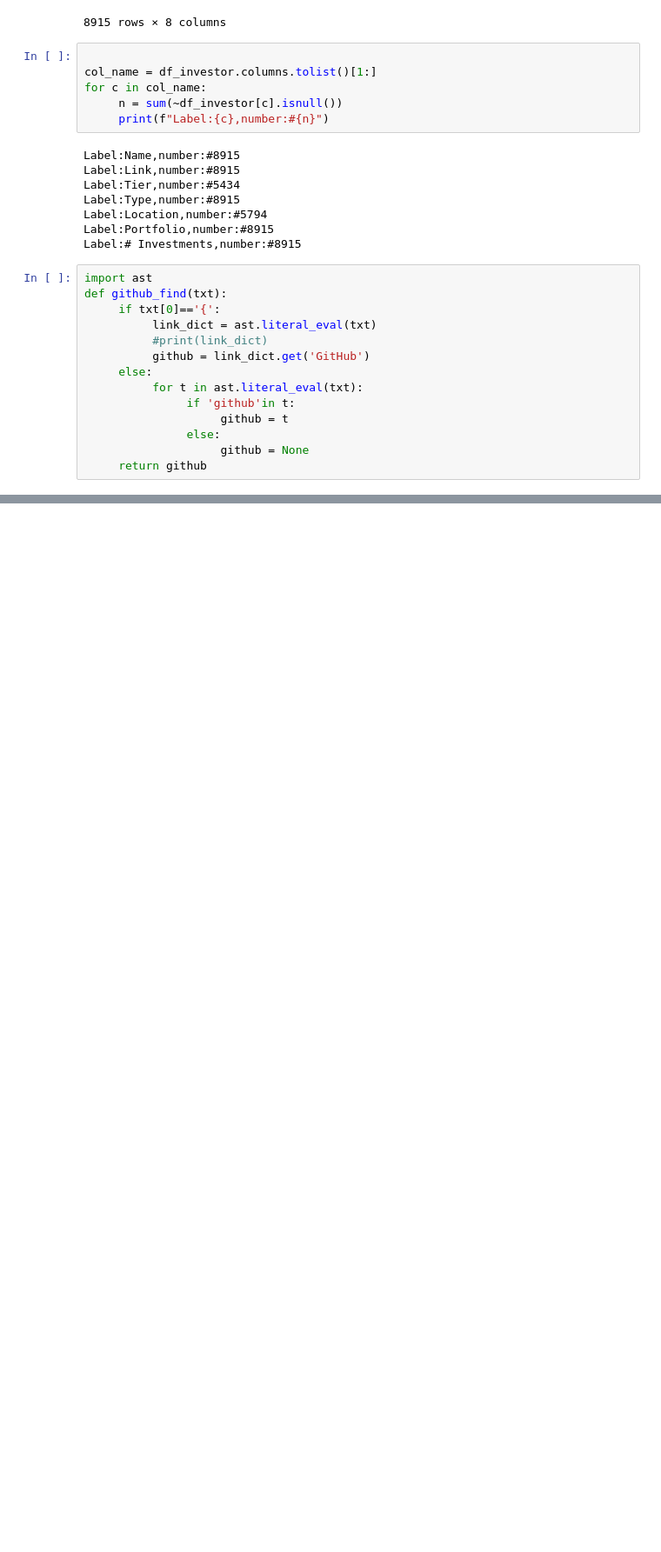
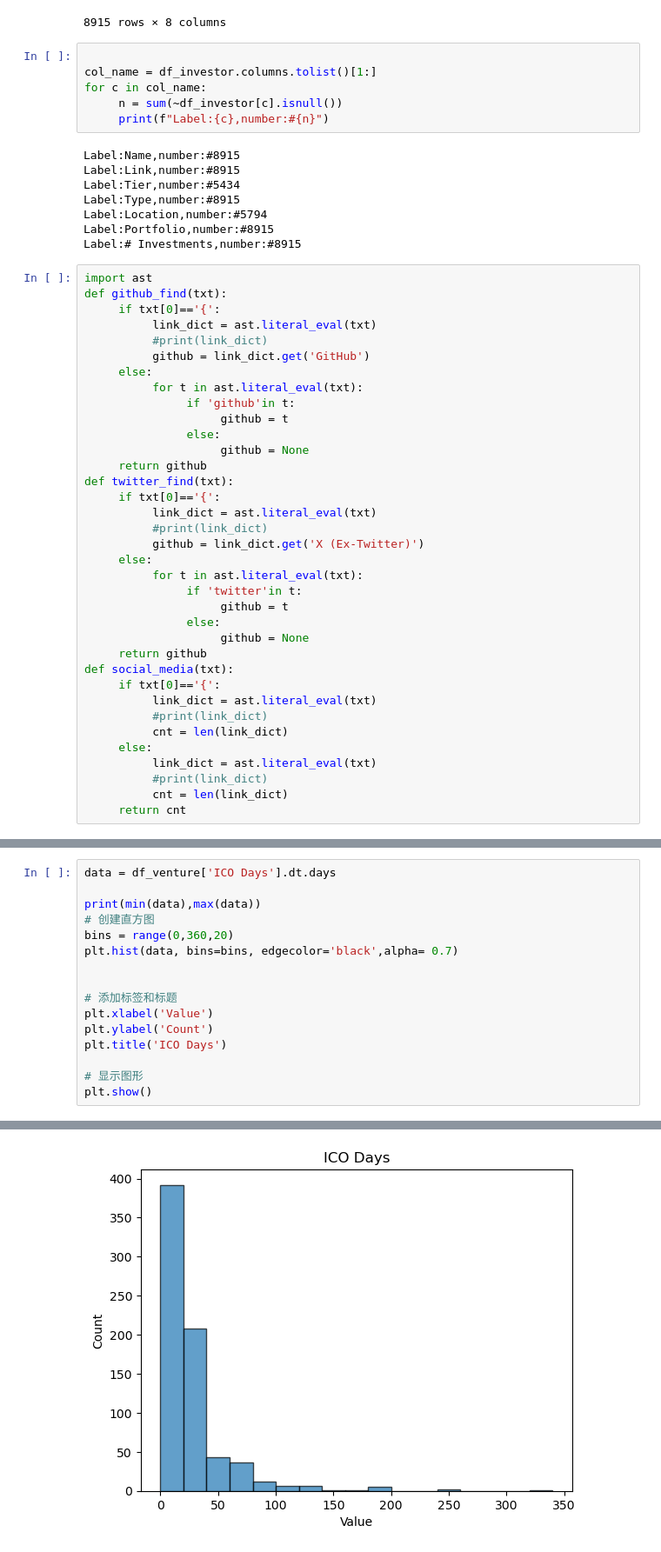
Before and after one commit to MaggieGeGe/ThesisCode, a Jupyter notebook: Code/venture.ipynb, the cells around one changed output, grey strips where cells are left out. Shown at 87% size. Drawn from its saved outputs; the diff is of its cells as text; blank space fills up the shorter version.

```diff
--- a/Code/venture.ipynb
+++ b/Code/venture.ipynb
@@ -153,6 +153,28 @@ def github_find(txt):
                else:
                     github = None
      return github
+def twitter_find(txt):
+     if txt[0]=='{':
+          link_dict = ast.literal_eval(txt)
+          #print(link_dict)
+          github = link_dict.get('X (Ex-Twitter)')
+     else:
+          for t in ast.literal_eval(txt):
+               if 'twitter'in t:
+                    github = t
+               else:
+                    github = None
+     return github
+def social_media(txt):
+     if txt[0]=='{':
+          link_dict = ast.literal_eval(txt)
+          #print(link_dict)
+          cnt = len(link_dict)
+     else:
+          link_dict = ast.literal_eval(txt)
+          #print(link_dict)
+          cnt = len(link_dict)
+     return cnt
 # %%
 from collections import Counter
 df_venture['github'] = df_venture['Social'].apply(github_find)
@@ -239,0 +297,17 @@ TypeError: float() argument must be a string or a real number, not 'Counter'
+# %%
+data = df_venture['ICO Days'].dt.days
+
+print(min(data),max(data))
+# 创建直方图
+bins = range(0,360,20)
+plt.hist(data, bins=bins, edgecolor='black',alpha= 0.7)
+
+
+# 添加标签和标题
+plt.xlabel('Value')
+plt.ylabel('Count')
+plt.title('ICO Days')
+
+# 显示图形
+plt.show()
+# %% [output]
@@ -239,0 +315 @@ TypeError: float() argument must be a string or a real number, not 'Counter'
+[figure, added]
```
Also changed, not shown: parts of 25 cells of this notebook, 4 other files.
